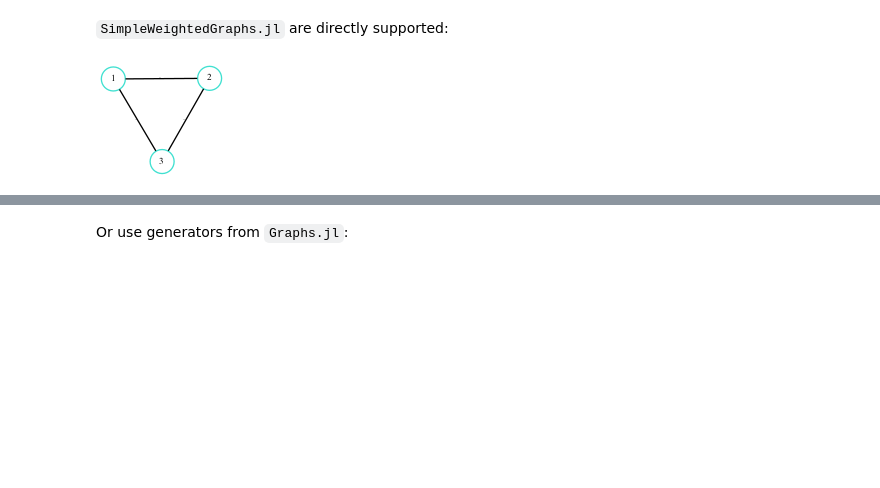
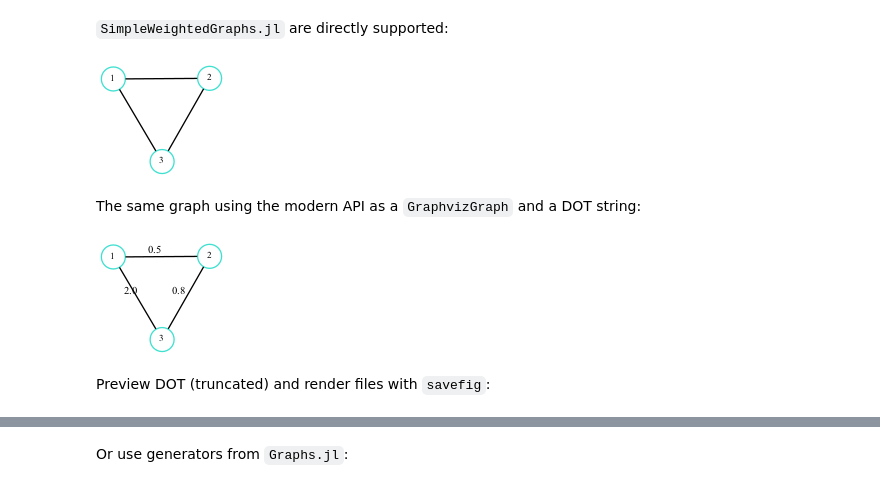
Before and after one commit to tragisch/PlotGraphviz.jl, a Jupyter notebook: README.ipynb, the cells around one changed output, grey strips where cells are left out. Cells and saved outputs as stored; diff of their text form; code cells hidden in the pictures; blank space fills up the shorter version.

```diff
--- a/README.ipynb
+++ b/README.ipynb
@@ -33,3 +32,14 @@ SimpleWeightedGraphs.add_edge!(g, 1, 3, 2.0);
 plot_graphviz(g)
 # %% [output]
 [figure]
+# %% [markdown]
+The same graph using the modern API as a `GraphvizGraph` and a DOT string:
+# %%
+gviz = to_graphviz(g; edge_label=true, scale=3.5)
+dot = to_dot(gviz)
+
+gviz
+# %% [output]
+[figure, added]
+# %% [markdown]
+Preview DOT (truncated) and render files with `savefig`:
```
Also changed, not shown: parts of 15 cells of this notebook, 5 other files.
